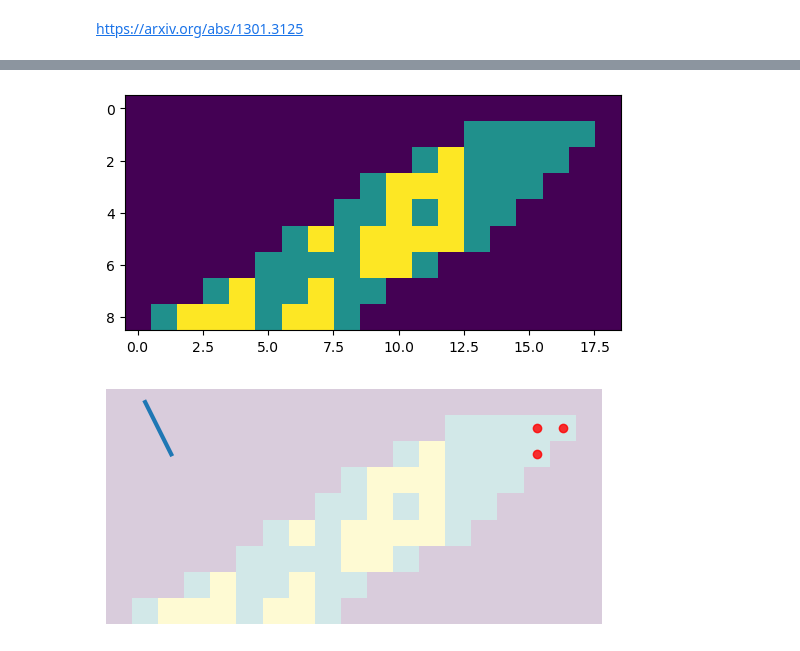
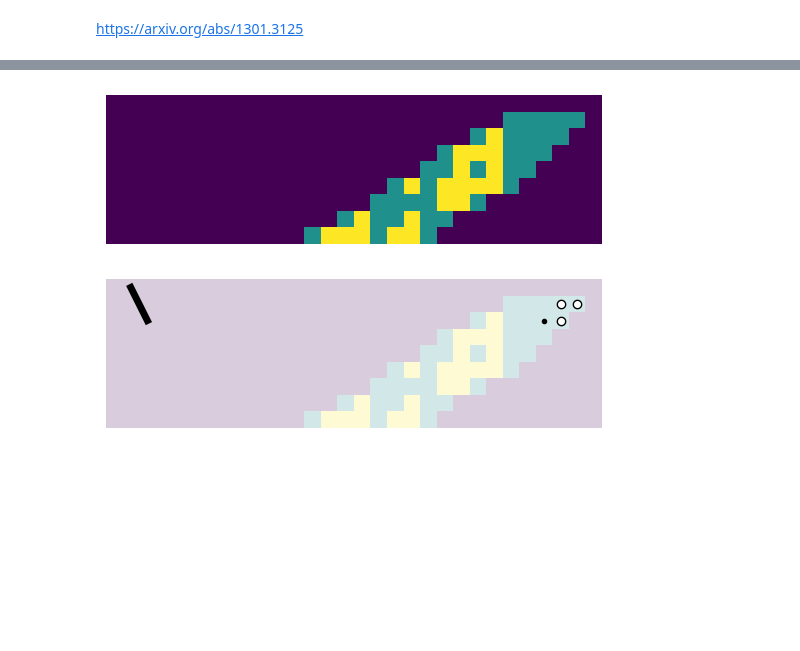
Before and after one commit to tt5/p-dynsys, a Jupyter notebook: automaton.ipynb, the cells around one changed output, grey strips where cells are left out. Drawn from its saved outputs; the diff is of its cells as text; code cells hidden in the pictures; blank space fills up the shorter version.

```diff
--- a/automaton.ipynb
+++ b/automaton.ipynb
@@ -6,10 +8,9 @@ from matplotlib import pyplot as plt
 # %% [markdown]
 https://arxiv.org/abs/1301.3125
 # %%
-t = np.zeros((9,19), dtype='i')
+t = np.zeros((9,30), dtype='i')
 t[1,-2] = 1
 t[1,-3] = 1
 t[1,-4] = 1
 t[1,-5] = 1
 t[1,-6] = 1
-t
@@ -75,40 +65,42 @@ def processLine(t, l):
         elif t[l,i-1] == 2 and t[l,i] == 2 and t[l,i+1] == 1 and t[l+1,i] == 0:
             t[l+1,i-1] = 1
 
         elif t[l,i-1] == 0 and t[l,i] == 1 and t[l,i+1] == 2 and t[l+1,i] == 2:
             t[l+1,i-1] = 2
         elif t[l,i-1] == 0 and t[l,i] == 1 and t[l,i+1] == 1 and t[l+1,i] == 1:
             t[l+1,i-1] = 2
         elif t[l,i-1] == 0 and t[l,i] == 1 and t[l,i+1] == 2 and t[l+1,i] == 1:
             t[l+1,i-1] = 1
         elif t[l,i-1] == 0 and t[l,i] == 0 and t[l,i+1] == 1 and t[l+1,i] == 2:
             t[l+1,i-1] = 1
         elif t[l,i-1] == 0 and t[l,i] == 1 and t[l,i+1] == 1 and t[l+1,i] == 2:
             t[l+1,i-1] = 2
         elif t[l,i-1] == 0 and t[l,i] == 0 and t[l,i+1] == 1 and t[l+1,i] == 1:
             t[l+1,i-1] = 0
 
         elif t[l,i-1] == 0 and t[l,i] == 1 and t[l,i+1] == 2 and t[l+1,i] == 0:
             t[l+1,i-1] = 0
         elif t[l,i-1] == 0 and t[l,i] == 1 and t[l,i+1] == 0 and t[l+1,i] == 0:
             t[l+1,i-1] = 0
         elif t[l,i-1] == 0 and t[l,i] == 0 and t[l,i+1] == 1 and t[l+1,i] == 0:
             t[l+1,i-1] = 1
 
         else:
             t[l+1,i-1] = 0
 
 for i in range(1,t.shape[0]-1):
     processLine(t,i)
 
-plt.imshow(t, interpolation='nearest');plt.show()
+plt.imshow(t, interpolation='nearest');plt.axis('off');plt.show()
 # %% [output]
-[figure, old version]
+[figure, new version]
 # %%
 plt.imshow(t, interpolation='nearest', alpha=0.2)
-plt.plot([t.shape[1]-2, t.shape[1]-3, t.shape[1]-3], [1,1,2], 'ro', alpha=0.8)
-plt.plot([1,2], [0,2], linewidth=3)
+plt.plot([t.shape[1]-2, t.shape[1]-3, t.shape[1]-3], [1,1,2], 'o', color='black', alpha=1)
+plt.plot([t.shape[1]-2, t.shape[1]-3, t.shape[1]-3], [1,1,2], '.', markersize=8, color='white', alpha=1)
+plt.plot([t.shape[1]-4], [2], '.', color='black', alpha=1)
+plt.plot([1,2], [0,2], linewidth=5, color='black')
 plt.axis('off')
 plt.show()
 # %% [output]
-[figure, old version]
+[figure, new version]
```
Also changed, not shown: parts of 10 cells of this notebook, 2 other files.
